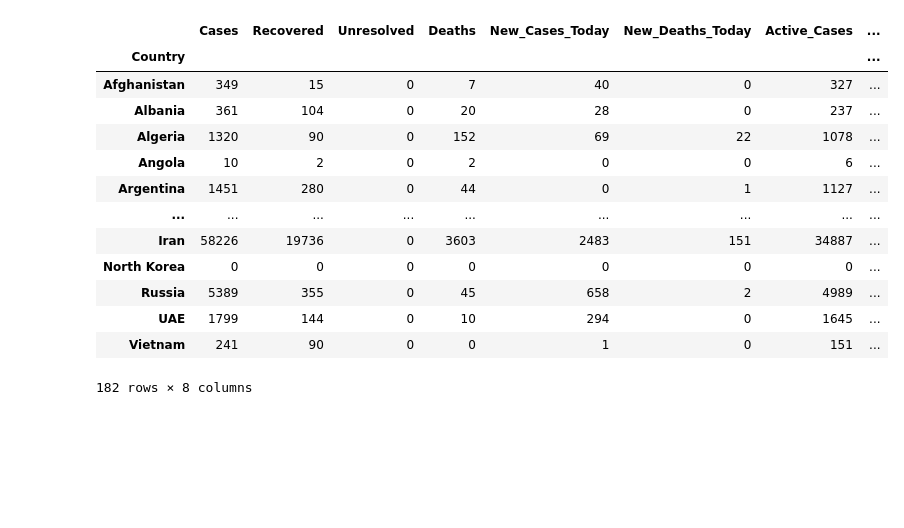
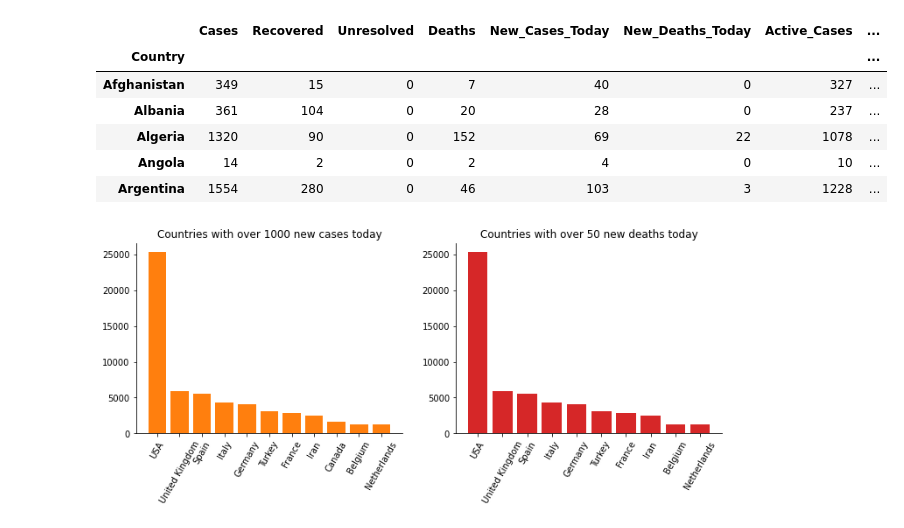
Before and after one commit to zhaoyi3264/covid-19-trend, a Jupyter notebook: global_trend.ipynb, the cells around one changed output. Cells and saved outputs as stored; diff of their text form; code cells hidden in the pictures; blank space fills up the shorter version.

```diff
--- a/global_trend.ipynb
+++ b/global_trend.ipynb
@@ -80,17 +80,10 @@ top_countries(*recoverd)
 # %%
-today
+today.head()
 # %% [output]
 |  | Cases | Recovered | Unresolved | Deaths | New_Cases_Today | New_Deaths_Today | Active_Cases | ... |
 | Country |  |  |  |  |  |  |  | ... |
 | Afghanistan | 349 | 15 | 0 | 7 | 40 | 0 | 327 | ... |
 | Albania | 361 | 104 | 0 | 20 | 28 | 0 | 237 | ... |
 | Algeria | 1320 | 90 | 0 | 152 | 69 | 22 | 1078 | ... |
-| Angola | 10 | 2 | 0 | 2 | 0 | 0 | 6 | ... |
-| Argentina | 1451 | 280 | 0 | 44 | 0 | 1 | 1127 | ... |
-| ... | ... | ... | ... | ... | ... | ... | ... | ... |
-| Iran | 58226 | 19736 | 0 | 3603 | 2483 | 151 | 34887 | ... |
-| North Korea | 0 | 0 | 0 | 0 | 0 | 0 | 0 | ... |
-| Russia | 5389 | 355 | 0 | 45 | 658 | 2 | 4989 | ... |
-| UAE | 1799 | 144 | 0 | 10 | 294 | 0 | 1645 | ... |
-| Vietnam | 241 | 90 | 0 | 0 | 1 | 0 | 151 | ... |
+| Angola | 14 | 2 | 0 | 2 | 4 | 0 | 10 | ... |
+| Argentina | 1554 | 280 | 0 | 46 | 103 | 3 | 1228 | ... |
-182 rows × 8 columns
@@ -96,0 +99,7 @@ today
+# %%
+fig, (ax0, ax1) = plt.subplots(nrows=1, ncols=2, figsize=(12, 4))
+today_new(ax0, 'New_Cases_Today', 1000, 'tab:orange')
+today_new(ax1, 'New_Deaths_Today', 50, 'tab:red')
+plt.savefig('global/today_new.png')
+# %% [output]
+[figure, added]
```
Also changed, not shown: parts of 4 cells of this notebook, 8 other files.
